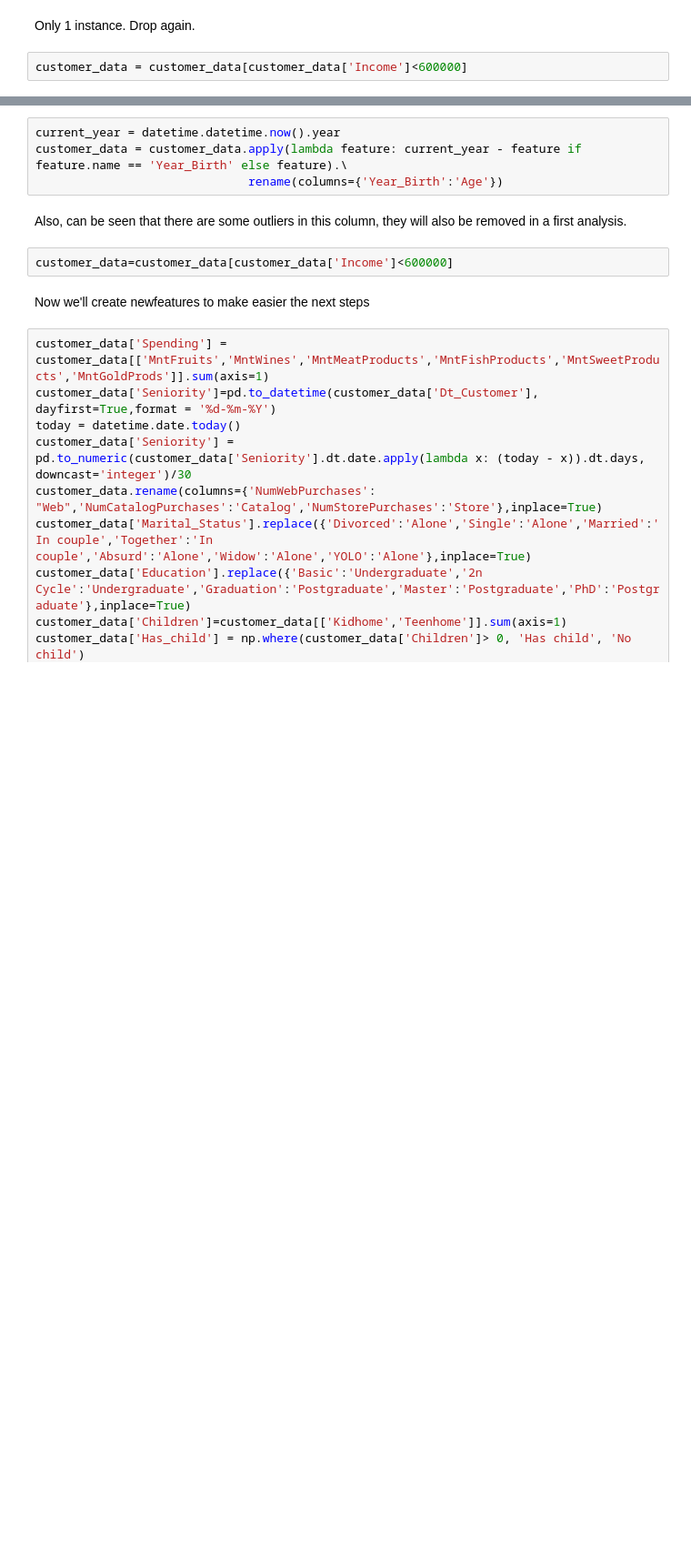
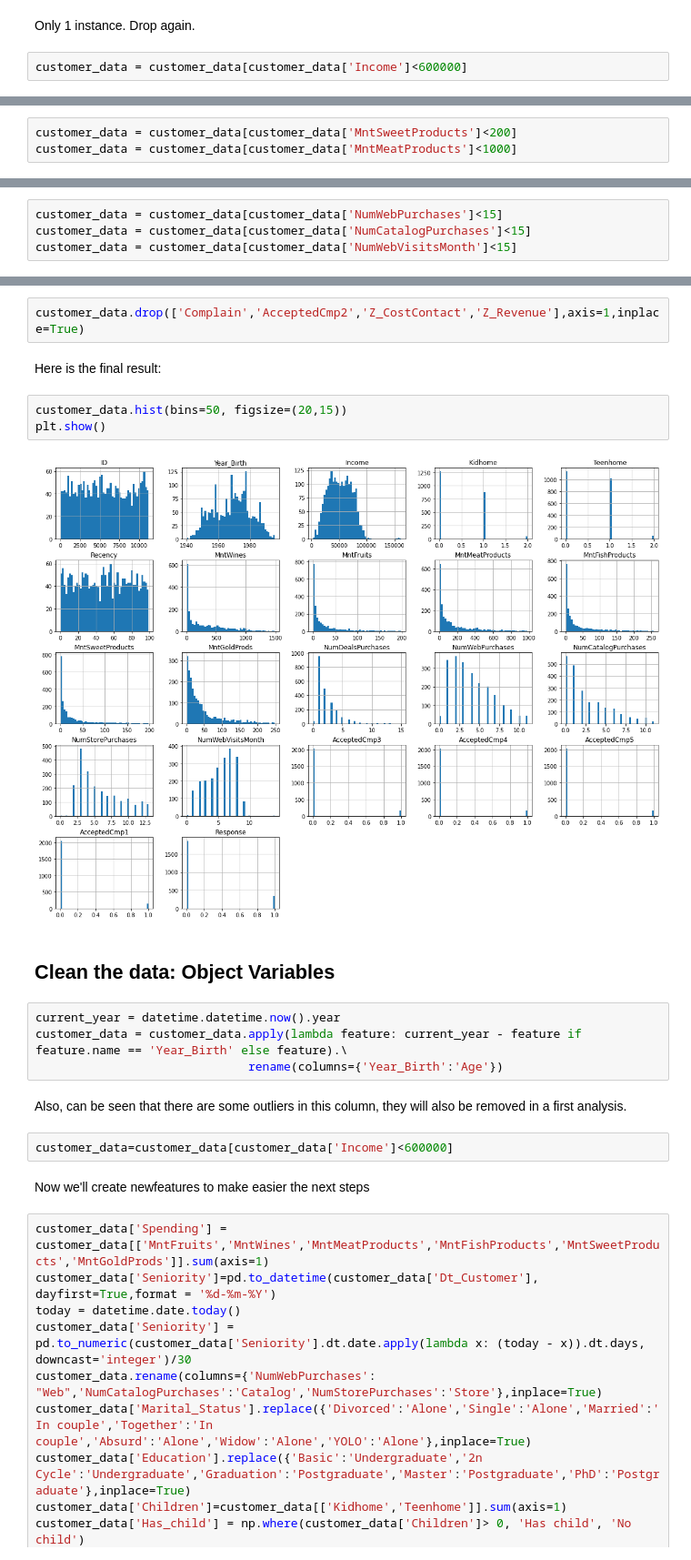
Before and after one commit to auab/Customer-Analysis, a Jupyter notebook: main.ipynb, the cells around one changed output, grey strips where cells are left out. Shown at 91% size. Drawn from its saved outputs; the diff is of its cells as text; blank space fills up the shorter version.

```diff
--- a/main.ipynb
+++ b/main.ipynb
@@ -162,0 +175,3 @@ customer_data = customer_data[customer_data['Income']<600000]
+# %%
+customer_data = customer_data[customer_data['MntSweetProducts']<200]
+customer_data = customer_data[customer_data['MntMeatProducts']<1000]
@@ -162,0 +180,4 @@ customer_data = customer_data[customer_data['Income']<600000]
+# %%
+customer_data = customer_data[customer_data['NumWebPurchases']<15]
+customer_data = customer_data[customer_data['NumCatalogPurchases']<15]
+customer_data = customer_data[customer_data['NumWebVisitsMonth']<15]
@@ -163,3 +200,14 @@ customer_data = customer_data[customer_data['Income']<600000]
+# %%
+customer_data.drop(['Complain','AcceptedCmp2','Z_CostContact','Z_Revenue'],axis=1,inplace=True)
+# %% [markdown]
+Here is the final result:
+# %%
+customer_data.hist(bins=50, figsize=(20,15))
+plt.show()
+# %% [output]
+[figure, added]
+# %% [markdown]
+## Clean the data: Object Variables
 # %%
 current_year = datetime.datetime.now().year
 customer_data = customer_data.apply(lambda feature: current_year - feature if feature.name == 'Year_Birth' else feature).\
```
Also changed, not shown: parts of 14 cells of this notebook.
